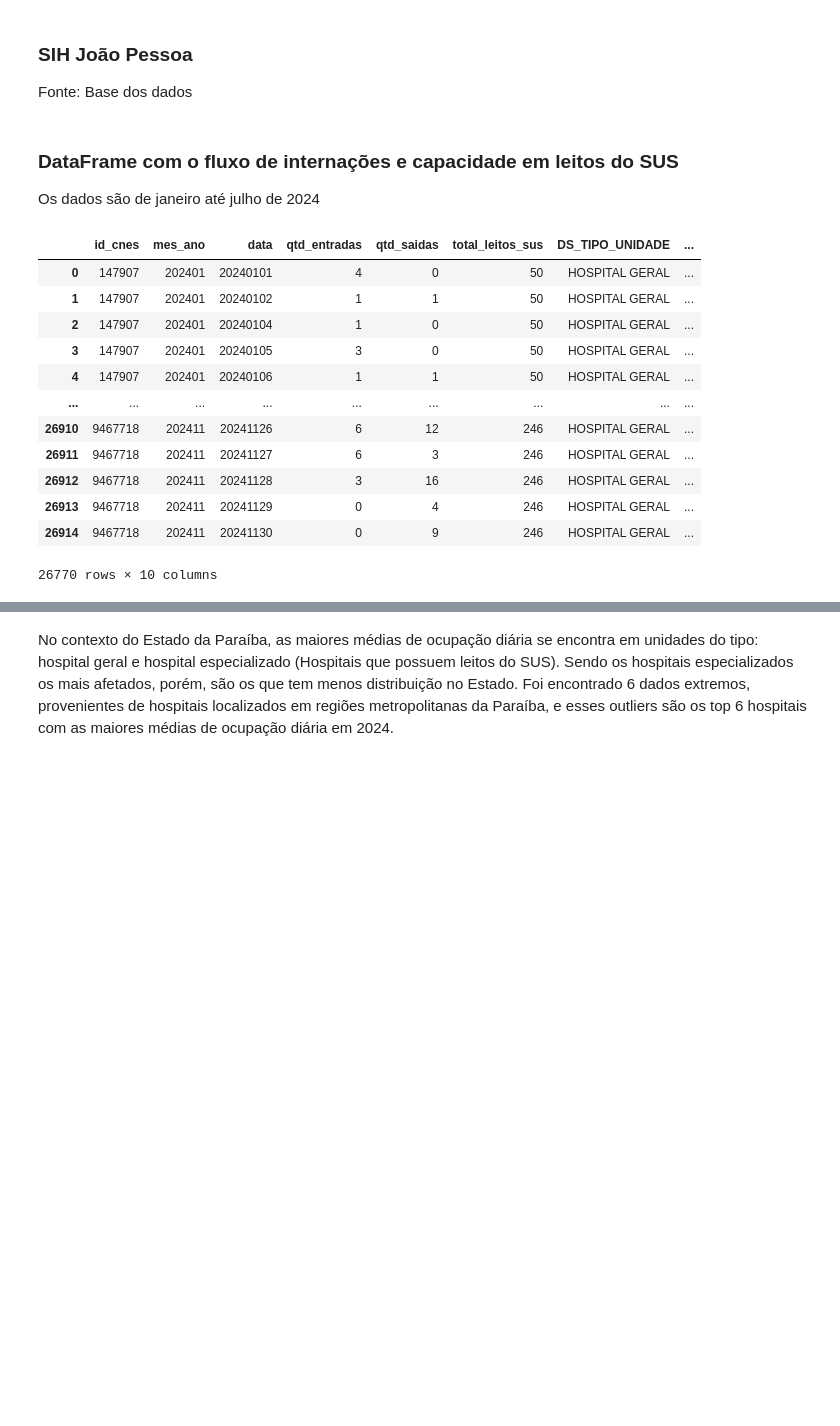
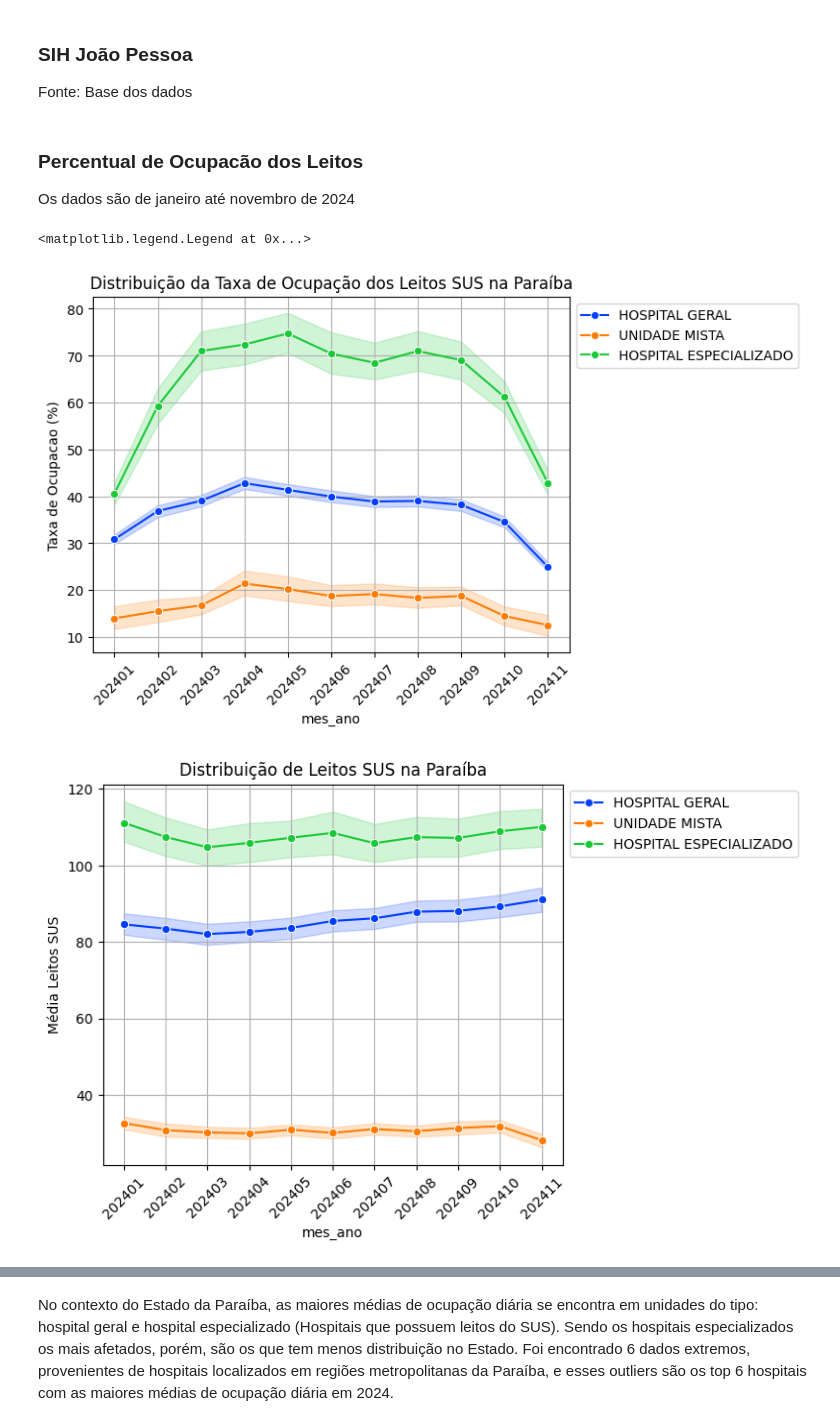
Before and after one commit to ceciliapaiva/analise-superlotacao-hospitais-pb, a Jupyter notebook: relatorio.ipynb, the cells around one changed output, grey strips where cells are left out. Saved outputs shown, nothing was run; the diff lists cells and outputs as text; code cells hidden in the pictures; blank space fills up the shorter version.

```diff
--- a/relatorio.ipynb
+++ b/relatorio.ipynb
@@ -66,50 +66,65 @@ sih_pb_2024 = sih_pb_2024.rename(columns={
 
 sih_pb_2024 = sih_pb_2024[sih_pb_2024['MES_CMPT'] <= 11]
 # %% [markdown]
-### DataFrame com o fluxo de internações e capacidade em leitos do SUS
-Os dados são de janeiro até julho de 2024
+### Percentual de Ocupacão dos Leitos
+Os dados são de janeiro até novembro de 2024
 # %%
 # pegando apenas o ano e mes e inserindo em nova coluna
 sih_pb_2024['mes_ano'] = sih_pb_2024['dt_internacao'].astype(str).str[:6]
 sih_pb_2024['mes_ano_saida'] = sih_pb_2024['dt_saida'].astype(str).str[:6]
 sih_pb_2024 = sih_pb_2024[sih_pb_2024['mes_ano'] >= '202401'] # pega apenas o ano de 2024
 hospital_e_leitos_pb['mes_ano_leitos'] = hospital_e_leitos_pb['ANO_MES_COMPETENCIA'].astype(str)
 
 # pegando as quantidade de entrada, saidas e leitos por hospital e mês
 qtd_entradas = sih_pb_2024.groupby(['id_cnes', 'mes_ano', 'dt_internacao']).size().reset_index(name='qtd_entradas')
 qtd_saidas = sih_pb_2024.groupby(['id_cnes', 'mes_ano_saida', 'dt_saida']).size().reset_index(name='qtd_saidas')
 qtd_saidas = qtd_saidas.rename(columns={'mes_ano_saida': 'mes_ano', 'dt_saida': 'data'})
 qtd_entradas = qtd_entradas.rename(columns={'dt_internacao': 'data'})
 qtd_leitos_sus = hospital_e_leitos_pb[['ID_CNES', 'mes_ano_leitos', 'LEITOS_SUS']]
-
+sih_pb_2024['data'] = sih_pb_2024['dt_internacao']
+taxa_obitos_pct = sih_pb_2024.groupby(['id_cnes', 'mes_ano', 'data'])['obito'].mean().mul(100).reset_index(name='taxa_obito_pct')
 # juntando e limpando o novo df
 df_ocupacao_mensal = pd.merge(qtd_entradas, qtd_saidas, on=['id_cnes', 'mes_ano', 'data'], how='outer')
 df_ocupacao_mensal = pd.merge(df_ocupacao_mensal, hospital_e_leitos_pb[['ID_CNES', 'mes_ano_leitos', 'LEITOS_SUS', 'DS_TIPO_UNIDADE']], left_on=['id_cnes', 'mes_ano'], right_on=['ID_CNES', 'mes_ano_leitos'], how='left')
+df_ocupacao_mensal = pd.merge(df_ocupacao_mensal, taxa_obitos_pct, on=['id_cnes', 'mes_ano', 'data'], how='left')
 
 df_ocupacao_mensal = df_ocupacao_mensal.drop(['mes_ano_leitos', 'ID_CNES'], axis=1)
 df_ocupacao_mensal = df_ocupacao_mensal.rename(columns={'LEITOS_SUS': 'total_leitos_sus'})
 df_ocupacao_mensal = df_ocupacao_mensal[df_ocupacao_mensal['total_leitos_sus'].notna()]
 df_ocupacao_mensal['qtd_entradas'] = df_ocupacao_mensal['qtd_entradas'].fillna(0).astype(int)
 df_ocupacao_mensal['qtd_saidas'] = df_ocupacao_mensal['qtd_saidas'].fillna(0).astype(int)
 df_ocupacao_mensal['total_leitos_sus'] = df_ocupacao_mensal['total_leitos_sus'].astype(int)
 
 df_ocupacao_mensal['dif_entrada_saida'] = df_ocupacao_mensal['qtd_entradas'] - df_ocupacao_mensal['qtd_saidas']
 df_ocupacao_mensal['leitos_ocupados'] = df_ocupacao_mensal.groupby(['id_cnes'])['dif_entrada_saida'].cumsum()
 
-df_ocupacao_mensal['taxa_ocupacao_pct'] = df_ocupacao_mensal['leitos_ocupados'] / df_ocupacao_mensal['total_leitos_sus'] * 100
+df_ocupacao_mensal['taxa_ocupacao_pct'] = (df_ocupacao_mensal['leitos_ocupados'] / df_ocupacao_mensal['total_leitos_sus']) * 100
 df_ocupacao_mensal['taxa_ocupacao_pct'] = df_ocupacao_mensal['taxa_ocupacao_pct'].round(2)
-df_ocupacao_mensal
+
+
+plt.title('Distribuição da Taxa de Ocupação dos Leitos SUS na Paraíba')
+plt.ylabel('Taxa de Ocupacao (%)')
+plt.grid(True)
+plt.xticks(rotation=45)
+sns.lineplot(data=df_ocupacao_mensal, x="mes_ano", y="taxa_ocupacao_pct", hue="DS_TIPO_UNIDADE", palette="bright", marker="o")
+plt.legend(loc='upper left', bbox_to_anchor=(1, 1))
+
+plt.subplots(figsize=(6, 5))
+plt.title('Distribuição de Leitos SUS na Paraíba')
+plt.ylabel('Média Leitos SUS')
+plt.grid(True)
+plt.xticks(rotation=45)
+sns.lineplot(data=df_ocupacao_mensal, x="mes_ano", y="total_leitos_sus", hue="DS_TIPO_UNIDADE", palette="bright", marker="o")
+plt.legend(loc='upper left', bbox_to_anchor=(1, 1))
+
+plt.subplots(figsize=(6, 5))
+plt.title('Distribuição da Taxa de Óbitos na Paraíba')
+plt.ylabel('Taxa de Óbitos (%)')
+plt.grid(True)
+plt.xticks(rotation=45)
+sns.lineplot(data=df_ocupacao_mensal, x="mes_ano", y="taxa_obito_pct", hue="DS_TIPO_UNIDADE", palette="bright", marker="o")
+plt.legend(loc='upper left', bbox_to_anchor=(1, 1))
 # %% [output]
-|  | id_cnes | mes_ano | data | qtd_entradas | qtd_saidas | total_leitos_sus | DS_TIPO_UNIDADE | ... |
-| 0 | 147907 | 202401 | 20240101 | 4 | 0 | 50 | HOSPITAL GERAL | ... |
-| 1 | 147907 | 202401 | 20240102 | 1 | 1 | 50 | HOSPITAL GERAL | ... |
-| 2 | 147907 | 202401 | 20240104 | 1 | 0 | 50 | HOSPITAL GERAL | ... |
-| 3 | 147907 | 202401 | 20240105 | 3 | 0 | 50 | HOSPITAL GERAL | ... |
-| 4 | 147907 | 202401 | 20240106 | 1 | 1 | 50 | HOSPITAL GERAL | ... |
-| ... | ... | ... | ... | ... | ... | ... | ... | ... |
-| 26910 | 9467718 | 202411 | 20241126 | 6 | 12 | 246 | HOSPITAL GERAL | ... |
-| 26911 | 9467718 | 202411 | 20241127 | 6 | 3 | 246 | HOSPITAL GERAL | ... |
-| 26912 | 9467718 | 202411 | 20241128 | 3 | 16 | 246 | HOSPITAL GERAL | ... |
-| 26913 | 9467718 | 202411 | 20241129 | 0 | 4 | 246 | HOSPITAL GERAL | ... |
-| 26914 | 9467718 | 202411 | 20241130 | 0 | 9 | 246 | HOSPITAL GERAL | ... |
-26770 rows × 10 columns
+<matplotlib.legend.Legend at 0x...>
+[figure, added]
+[figure, added]
```
Also changed, not shown: parts of 16 cells of this notebook.
